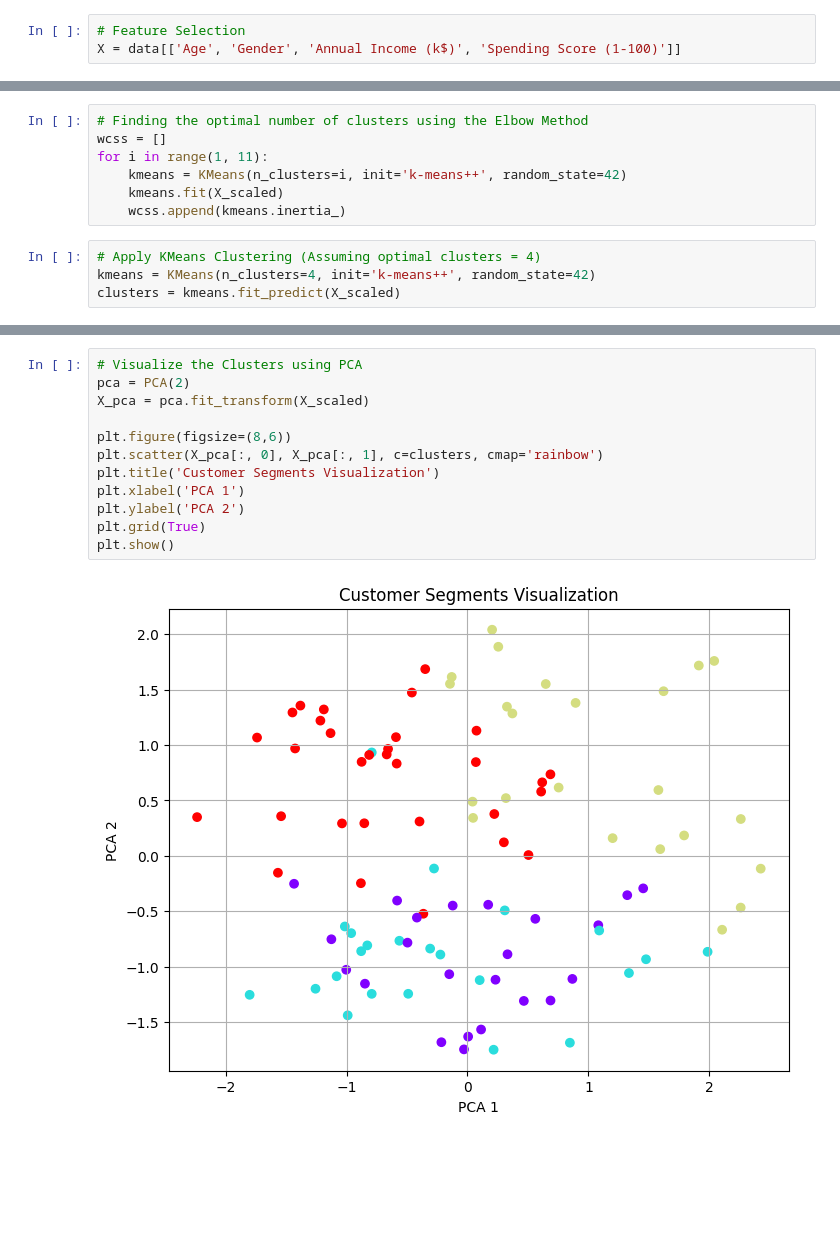
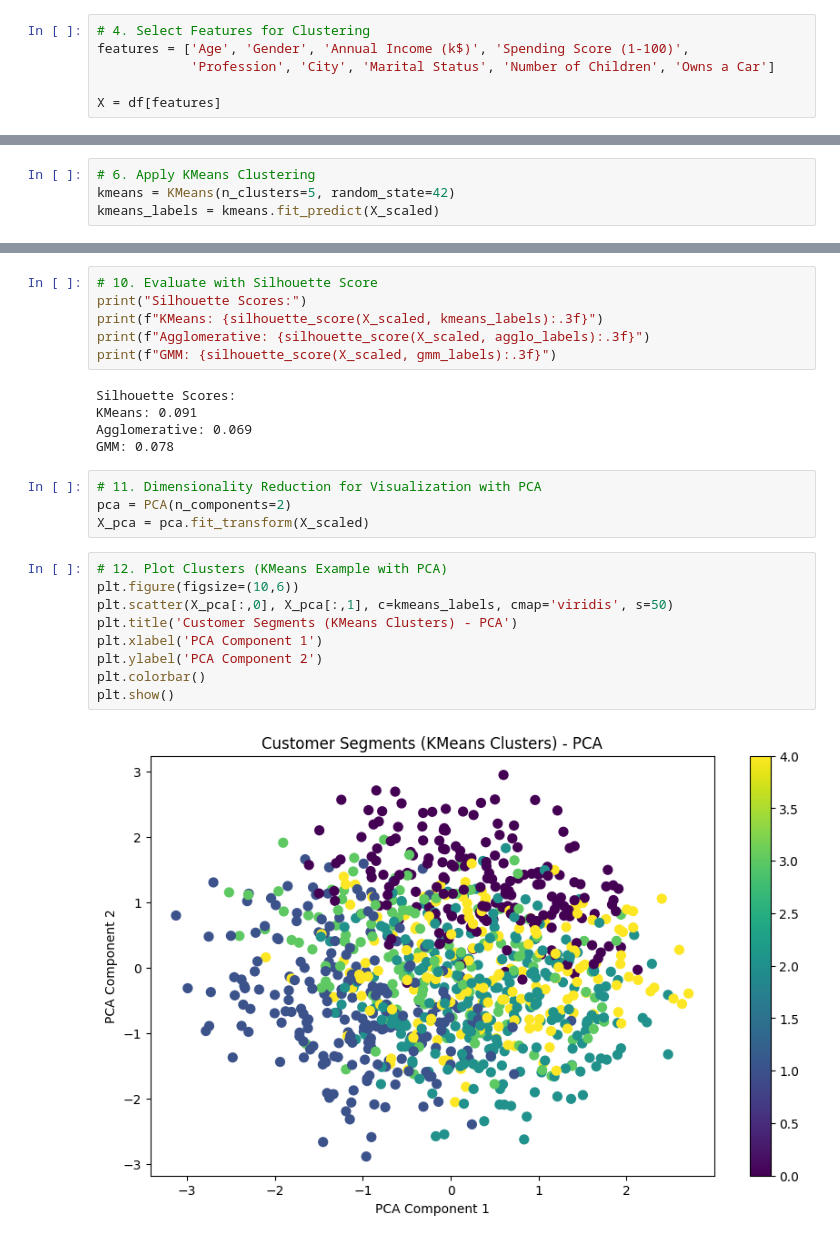
Before and after one commit to sivakrishna648/Customer-Segmentation-Analysis, a Jupyter notebook: Customer_Segmentation_Analysis.ipynb, the cells around one changed output, grey strips where cells are left out. Cells and saved outputs as stored; diff of their text form; blank space fills up the shorter version.

```diff
--- a/Customer_Segmentation_Analysis.ipynb
+++ b/Customer_Segmentation_Analysis.ipynb
@@ -32,4 +26,7 @@ data['Gender'] = data['Gender'].map({'Male': 0, 'Female': 1})
 # %%
-# Feature Selection
-X = data[['Age', 'Gender', 'Annual Income (k$)', 'Spending Score (1-100)']]
+# 4. Select Features for Clustering
+features = ['Age', 'Gender', 'Annual Income (k$)', 'Spending Score (1-100)',
+            'Profession', 'City', 'Marital Status', 'Number of Children', 'Owns a Car']
+
+X = df[features]
 # %%
@@ -37,13 +34,6 @@ X = data[['Age', 'Gender', 'Annual Income (k$)', 'Spending Score (1-100)']]
 scaler = StandardScaler()
 X_scaled = scaler.fit_transform(X)
-# %%
-# Finding the optimal number of clusters using the Elbow Method
-wcss = []
-for i in range(1, 11):
-    kmeans = KMeans(n_clusters=i, init='k-means++', random_state=42)
-    kmeans.fit(X_scaled)
-    wcss.append(kmeans.inertia_)
 # %%
-# Apply KMeans Clustering (Assuming optimal clusters = 4)
-kmeans = KMeans(n_clusters=4, init='k-means++', random_state=42)
-clusters = kmeans.fit_predict(X_scaled)
+# 6. Apply KMeans Clustering
+kmeans = KMeans(n_clusters=5, random_state=42)
+kmeans_labels = kmeans.fit_predict(X_scaled)
@@ -72,14 +52,26 @@ Data with cluster labels:
+# %%
+# 10. Evaluate with Silhouette Score
+print("Silhouette Scores:")
+print(f"KMeans: {silhouette_score(X_scaled, kmeans_labels):.3f}")
+print(f"Agglomerative: {silhouette_score(X_scaled, agglo_labels):.3f}")
+print(f"GMM: {silhouette_score(X_scaled, gmm_labels):.3f}")
+# %% [output]
+Silhouette Scores:
+KMeans: 0.091
+Agglomerative: 0.069
+GMM: 0.078
+# %%
+# 11. Dimensionality Reduction for Visualization with PCA
+pca = PCA(n_components=2)
+X_pca = pca.fit_transform(X_scaled)
 # %%
-# Visualize the Clusters using PCA
-pca = PCA(2)
-X_pca = pca.fit_transform(X_scaled)
-
-plt.figure(figsize=(8,6))
-plt.scatter(X_pca[:, 0], X_pca[:, 1], c=clusters, cmap='rainbow')
-plt.title('Customer Segments Visualization')
-plt.xlabel('PCA 1')
-plt.ylabel('PCA 2')
-plt.grid(True)
+# 12. Plot Clusters (KMeans Example with PCA)
+plt.figure(figsize=(10,6))
+plt.scatter(X_pca[:,0], X_pca[:,1], c=kmeans_labels, cmap='viridis', s=50)
+plt.title('Customer Segments (KMeans Clusters) - PCA')
+plt.xlabel('PCA Component 1')
+plt.ylabel('PCA Component 2')
+plt.colorbar()
 plt.show()
 # %% [output]
-[figure, old version]
+[figure, new version]
```
Also changed, not shown: parts of 21 cells of this notebook.
